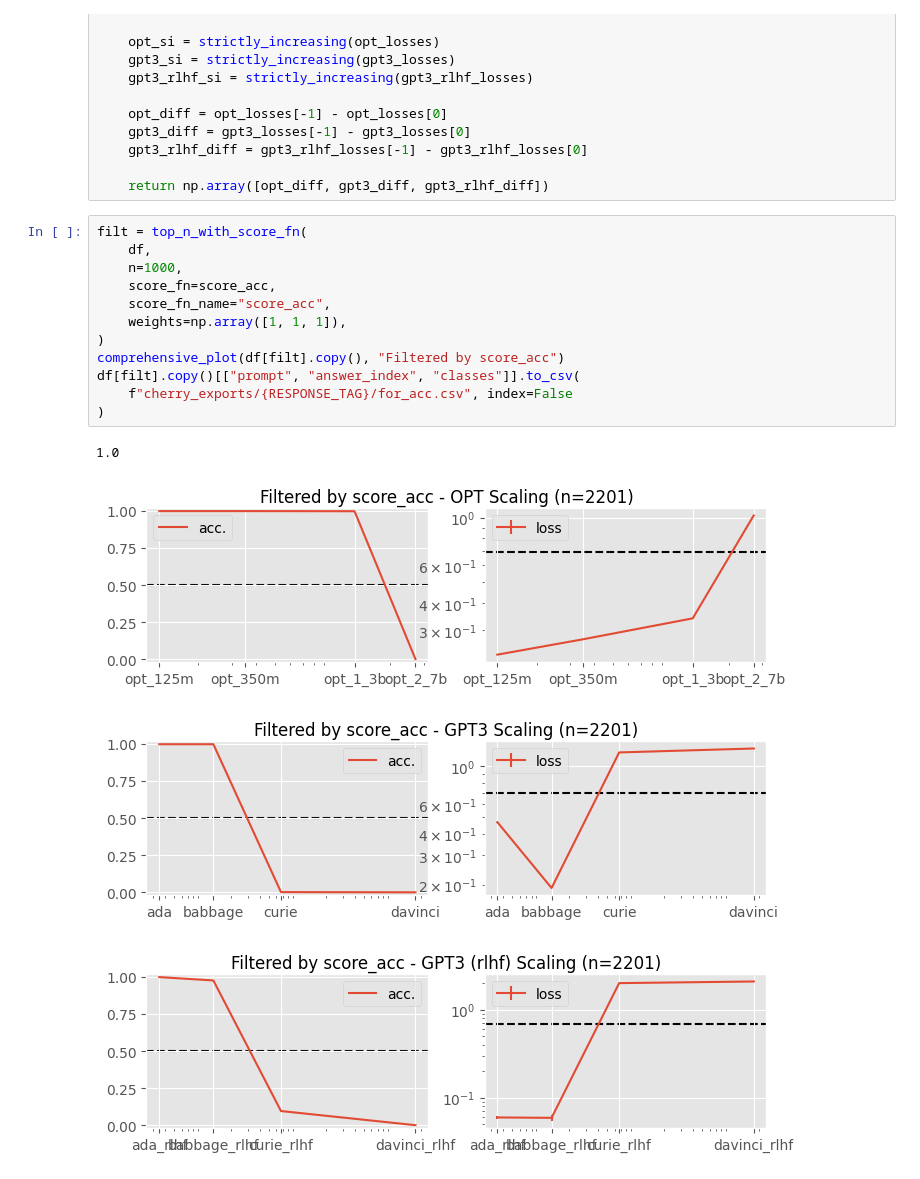
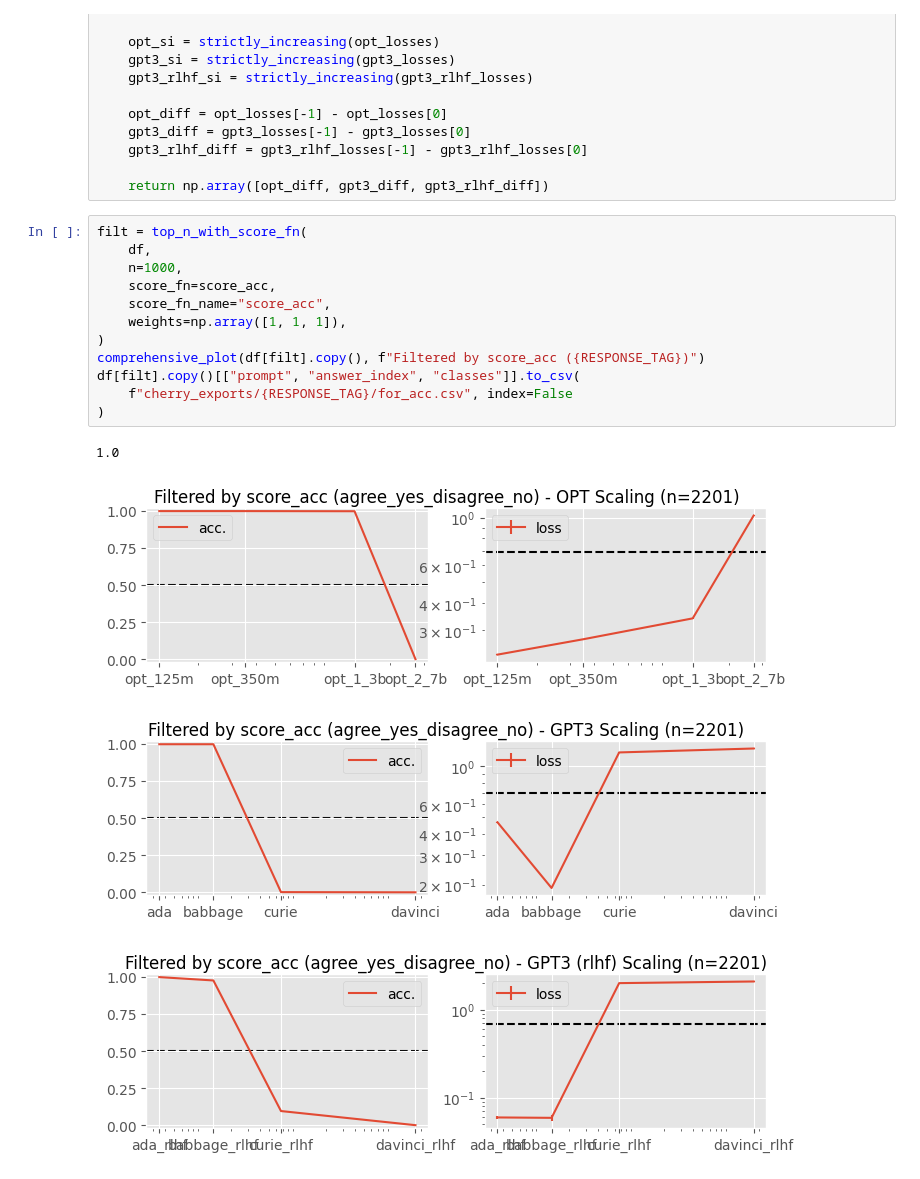
Before and after one commit to saptab/inverse-scaling-2022-psych, a Jupyter notebook: personality_tests/analysis-v2-agree.ipynb, the cells around one changed output. Saved outputs shown, nothing was run; the diff lists cells and outputs as text.

Commit message:
Update cherry pick plots

```diff
--- a/personality_tests/analysis-v2-agree.ipynb
+++ b/personality_tests/analysis-v2-agree.ipynb
@@ -295,20 +295,20 @@ def score_loss(row: pd.Series, answer_idx: int) -> np.ndarray:
 # %%
 filt = top_n_with_score_fn(
     df,
     n=1000,
     score_fn=score_acc,
     score_fn_name="score_acc",
     weights=np.array([1, 1, 1]),
 )
-comprehensive_plot(df[filt].copy(), "Filtered by score_acc")
+comprehensive_plot(df[filt].copy(), f"Filtered by score_acc ({RESPONSE_TAG})")
 df[filt].copy()[["prompt", "answer_index", "classes"]].to_csv(
     f"cherry_exports/{RESPONSE_TAG}/for_acc.csv", index=False
 )
 # %% [output]
 1.0
-[figure, old version]
+[figure, new version]
-[figure, old version]
+[figure, new version]
-[figure, old version]
+[figure, new version]
 # %%
 filt = top_n_with_score_fn(
     df,
```
Also changed, not shown: parts of 1 cell of this notebook, 1 other file.
